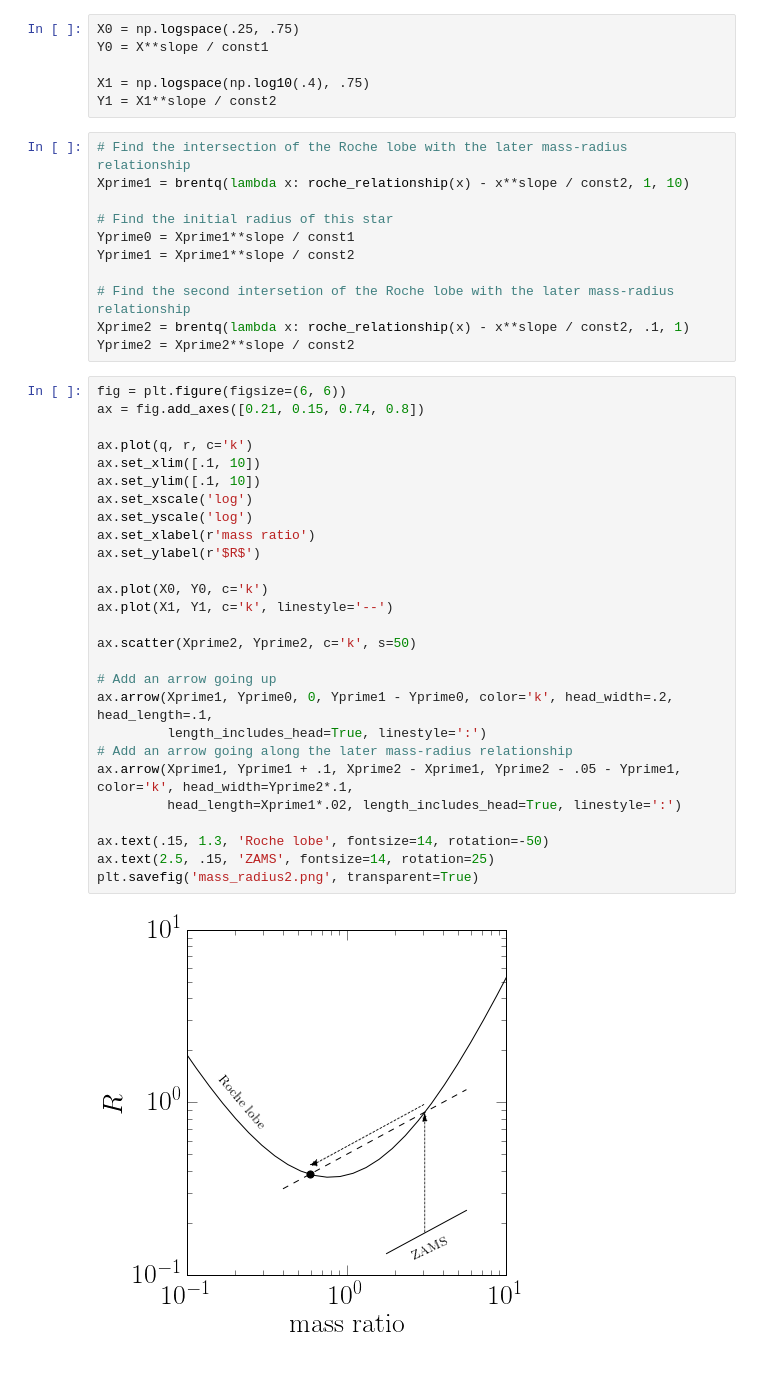
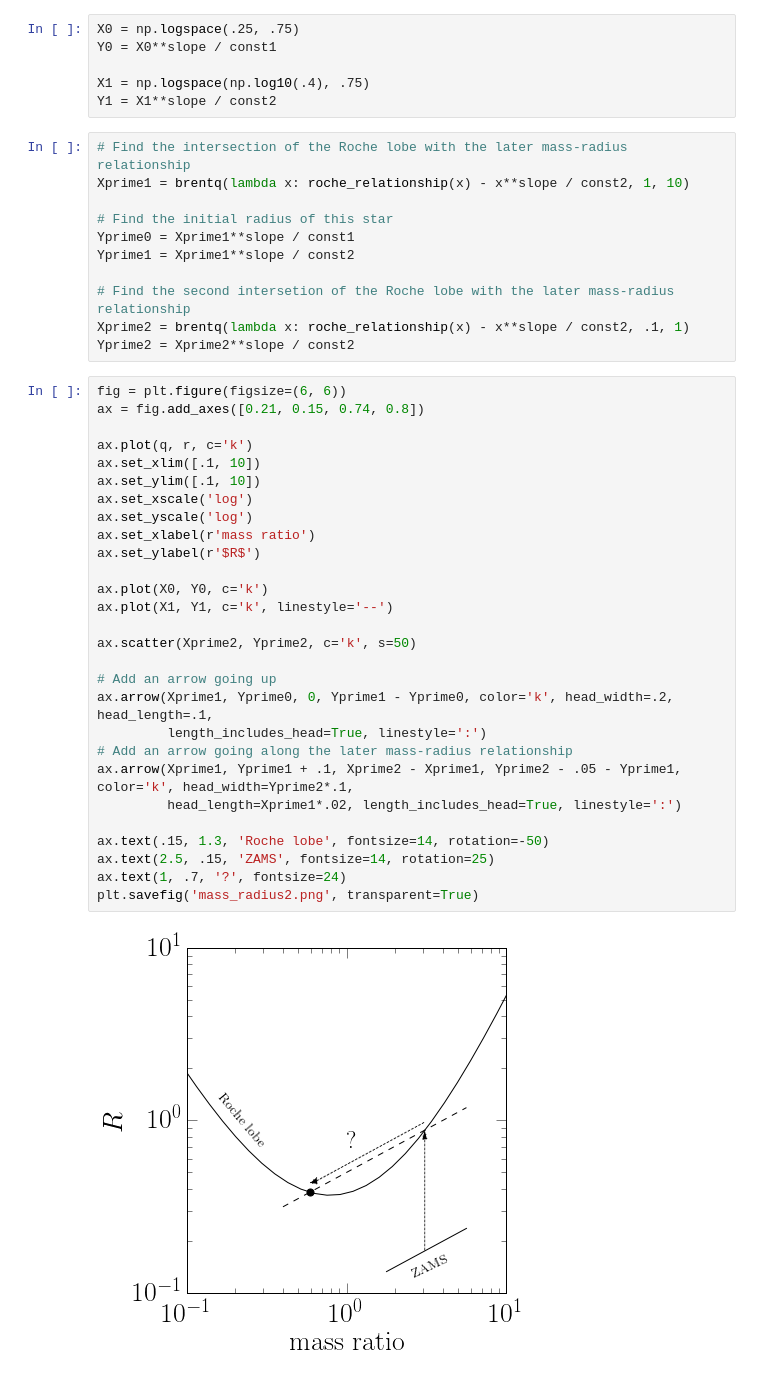
Before and after one commit to joe-antognini/joe-antognini.github.io, a Jupyter notebook: assets/posts/mass-transfer-modes/MassRadius.ipynb, the cells around one changed output. Cells and saved outputs as stored; diff of their text form.

```diff
--- a/assets/posts/mass-transfer-modes/MassRadius.ipynb
+++ b/assets/posts/mass-transfer-modes/MassRadius.ipynb
@@ -62,7 +62,7 @@ const1 = 10
 const2 = 2
 # %%
 X0 = np.logspace(.25, .75)
-Y0 = X**slope / const1
+Y0 = X0**slope / const1
 
 X1 = np.logspace(np.log10(.4), .75)
 Y1 = X1**slope / const2
@@ -80,29 +80,30 @@ Yprime2 = Xprime2**slope / const2
 # %%
 fig = plt.figure(figsize=(6, 6))
 ax = fig.add_axes([0.21, 0.15, 0.74, 0.8])
 
 ax.plot(q, r, c='k')
 ax.set_xlim([.1, 10])
 ax.set_ylim([.1, 10])
 ax.set_xscale('log')
 ax.set_yscale('log')
 ax.set_xlabel(r'mass ratio')
 ax.set_ylabel(r'$R$')
 
 ax.plot(X0, Y0, c='k')
 ax.plot(X1, Y1, c='k', linestyle='--')
 
 ax.scatter(Xprime2, Yprime2, c='k', s=50)
 
 # Add an arrow going up
 ax.arrow(Xprime1, Yprime0, 0, Yprime1 - Yprime0, color='k', head_width=.2, head_length=.1,
          length_includes_head=True, linestyle=':')
 # Add an arrow going along the later mass-radius relationship
 ax.arrow(Xprime1, Yprime1 + .1, Xprime2 - Xprime1, Yprime2 - .05 - Yprime1, color='k', head_width=Yprime2*.1,
          head_length=Xprime1*.02, length_includes_head=True, linestyle=':')
 
 ax.text(.15, 1.3, 'Roche lobe', fontsize=14, rotation=-50)
 ax.text(2.5, .15, 'ZAMS', fontsize=14, rotation=25)
+ax.text(1, .7, '?', fontsize=24)
 plt.savefig('mass_radius2.png', transparent=True)
 # %% [output]
-[figure, old version]
+[figure, new version]
```
Also changed, not shown: 3 other files.
